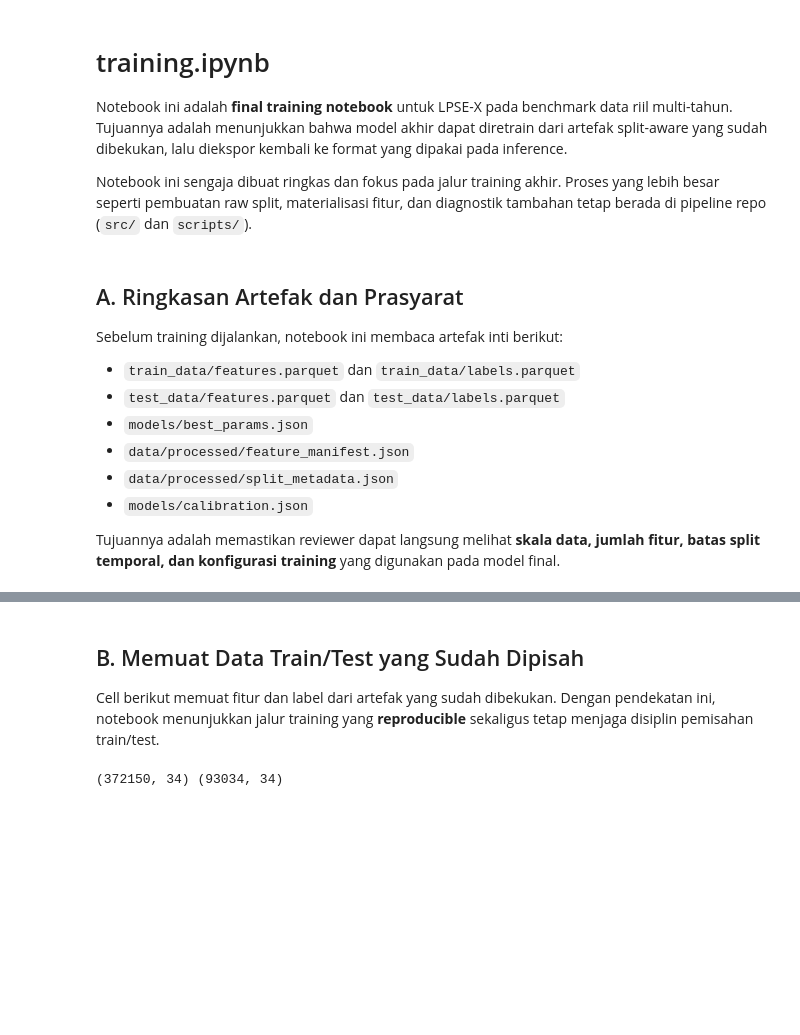
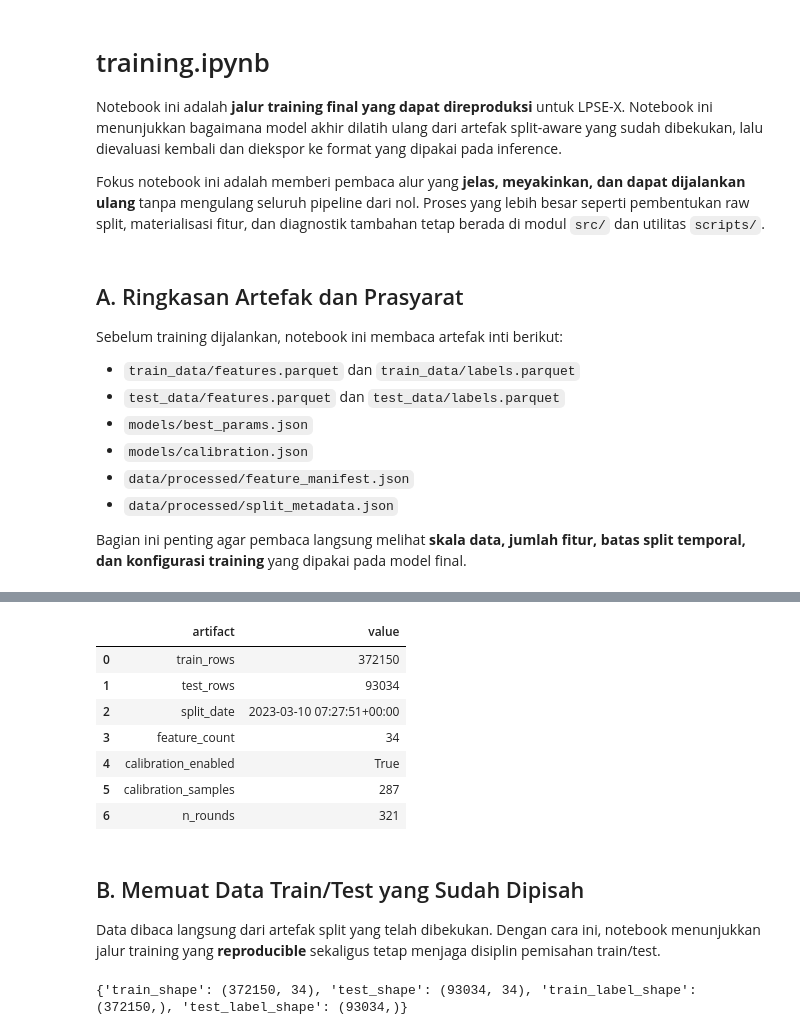
Before and after one commit to vaskoyudha/LSPE-X-HACKTHON-, a Jupyter notebook: training.ipynb, the cells around one changed output, grey strips where cells are left out. Saved outputs shown, nothing was run; the diff lists cells and outputs as text; code cells hidden in the pictures; blank space fills up the shorter version.

```diff
--- a/training.ipynb
+++ b/training.ipynb
@@ -1,6 +1,6 @@
 # %% [markdown]
 # training.ipynb
 
-Notebook ini adalah **final training notebook** untuk LPSE-X pada benchmark data riil multi-tahun. Tujuannya adalah menunjukkan bahwa model akhir dapat diretrain dari artefak split-aware yang sudah dibekukan, lalu diekspor kembali ke format yang dipakai pada inference.
+Notebook ini adalah **jalur training final yang dapat direproduksi** untuk LPSE-X. Notebook ini menunjukkan bagaimana model akhir dilatih ulang dari artefak split-aware yang sudah dibekukan, lalu dievaluasi kembali dan diekspor ke format yang dipakai pada inference.
 
-Notebook ini sengaja dibuat ringkas dan fokus pada jalur training akhir. Proses yang lebih besar seperti pembuatan raw split, materialisasi fitur, dan diagnostik tambahan tetap berada di pipeline repo (`src/` dan `scripts/`).
+Fokus notebook ini adalah memberi pembaca alur yang **jelas, meyakinkan, dan dapat dijalankan ulang** tanpa mengulang seluruh pipeline dari nol. Proses yang lebih besar seperti pembentukan raw split, materialisasi fitur, dan diagnostik tambahan tetap berada di modul `src/` dan utilitas `scripts/`.
@@ -12,27 +28,26 @@ Sebelum training dijalankan, notebook ini membaca artefak inti berikut:
 - `train_data/features.parquet` dan `train_data/labels.parquet`
 - `test_data/features.parquet` dan `test_data/labels.parquet`
 - `models/best_params.json`
+- `models/calibration.json`
 - `data/processed/feature_manifest.json`
 - `data/processed/split_metadata.json`
-- `models/calibration.json`
 
-Tujuannya adalah memastikan reviewer dapat langsung melihat **skala data, jumlah fitur, batas split temporal, dan konfigurasi training** yang digunakan pada model final.
+Bagian ini penting agar pembaca langsung melihat **skala data, jumlah fitur, batas split temporal, dan konfigurasi training** yang dipakai pada model final.
 # %%
-from pathlib import Path
-import json
-
 feature_manifest = json.loads(Path("data/processed/feature_manifest.json").read_text())
 split_metadata = json.loads(Path("data/processed/split_metadata.json").read_text())
 calibration = json.loads(Path("models/calibration.json").read_text())
 best_params = json.loads(Path("models/best_params.json").read_text())
 
-print({
-    "train_rows": split_metadata["train_count"],
-    "test_rows": split_metadata["test_count"],
-    "split_date": split_metadata["split_date"],
-    "feature_count": feature_manifest["feature_count"],
-    "calibration_enabled": calibration["enabled"],
-    "calibration_samples": calibration["n_calibration_samples"],
-    "n_rounds": best_params["n_rounds"],
-})
+artifact_summary = pd.DataFrame([
+    ("train_rows", split_metadata["train_count"]),
+    ("test_rows", split_metadata["test_count"]),
+    ("split_date", split_metadata["split_date"]),
+    ("feature_count", feature_manifest["feature_count"]),
+    ("calibration_enabled", calibration["enabled"]),
+    ("calibration_samples", calibration["n_calibration_samples"]),
+    ("n_rounds", best_params["n_rounds"]),
+], columns=["artifact", "value"])
+
+display(artifact_summary)
 # %% [output]
@@ -40,18 +54,26 @@ print({
+|  | artifact | value |
+| 0 | train_rows | 372150 |
+| 1 | test_rows | 93034 |
+| 2 | split_date | 2023-03-10 07:27:51+00:00 |
+| 3 | feature_count | 34 |
+| 4 | calibration_enabled | True |
+| 5 | calibration_samples | 287 |
+| 6 | n_rounds | 321 |
 # %% [markdown]
 ## B. Memuat Data Train/Test yang Sudah Dipisah
 
-Cell berikut memuat fitur dan label dari artefak yang sudah dibekukan. Dengan pendekatan ini, notebook menunjukkan jalur training yang **reproducible** sekaligus tetap menjaga disiplin pemisahan train/test.
+Data dibaca langsung dari artefak split yang telah dibekukan. Dengan cara ini, notebook menunjukkan jalur training yang **reproducible** sekaligus tetap menjaga disiplin pemisahan train/test.
 # %%
-from pathlib import Path
-import json
-import pandas as pd
-import xgboost as xgb
-from src.model import compute_sample_weights
-
 train_X = pd.read_parquet("train_data/features.parquet")
 train_y = pd.read_parquet("train_data/labels.parquet")["risk_label"]
 test_X = pd.read_parquet("test_data/features.parquet")
 test_y = pd.read_parquet("test_data/labels.parquet")["risk_label"]
-print(train_X.shape, test_X.shape)
+
+print({
+    "train_shape": train_X.shape,
+    "test_shape": test_X.shape,
+    "train_label_shape": train_y.shape,
+    "test_label_shape": test_y.shape,
+})
 # %% [output]
-(372150, 34) (93034, 34)
+{'train_shape': (372150, 34), 'test_shape': (93034, 34), 'train_label_shape': (372150,), 'test_label_shape': (93034,)}
```
Also changed, not shown: parts of 16 cells of this notebook.
